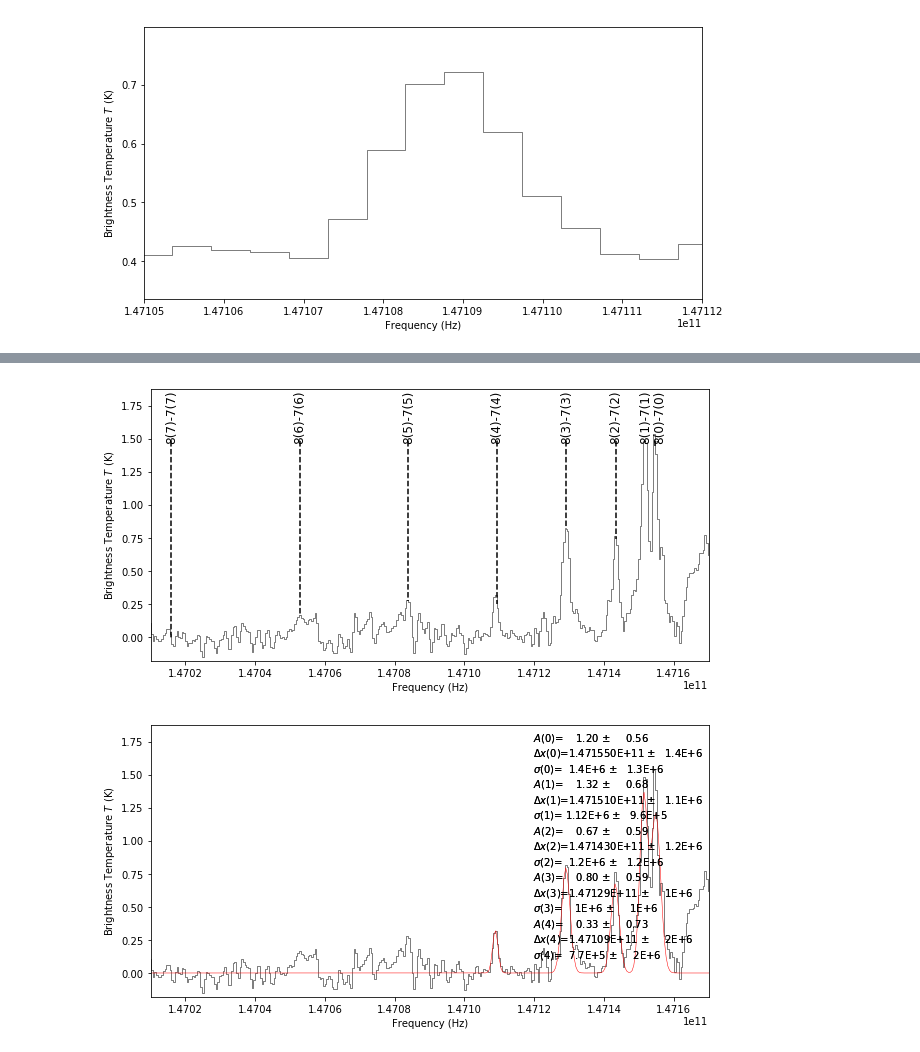
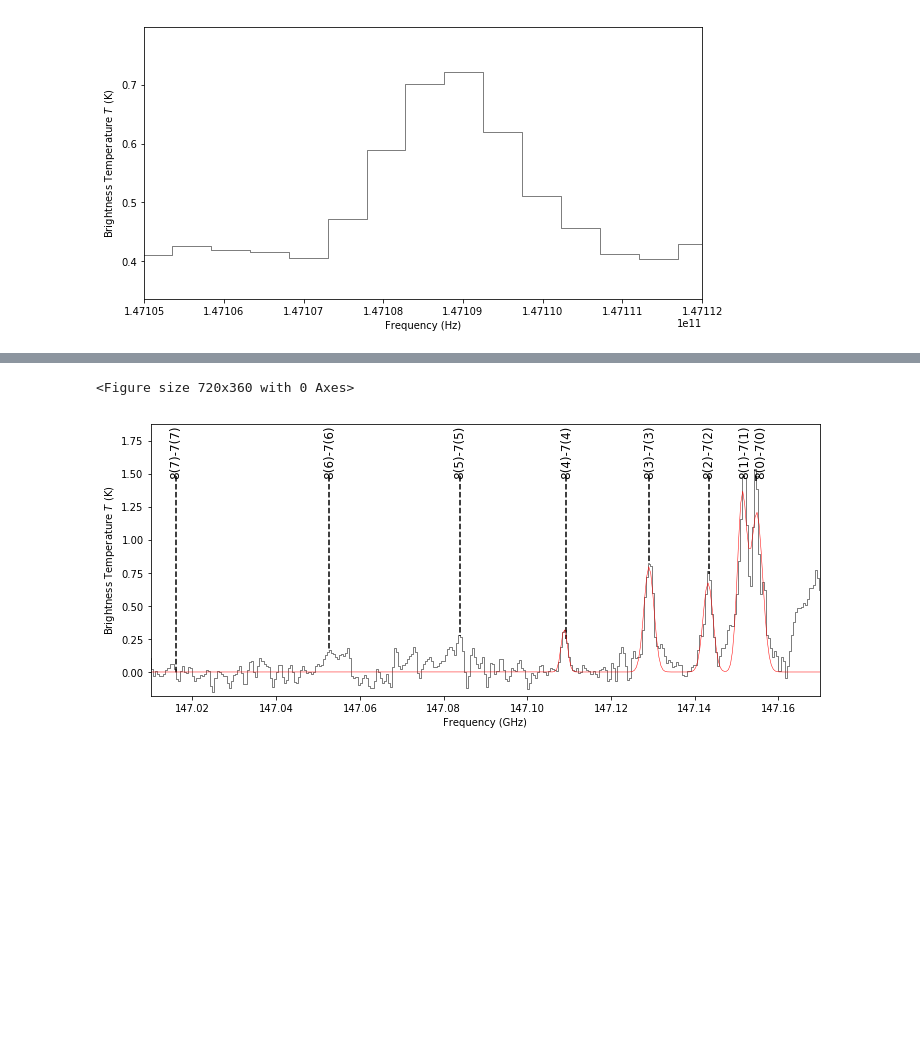
Before and after one commit to abulatek/brick, a Jupyter notebook: resubmission/methyl_cyanide/rotational_diagram.ipynb, the cells around one changed output, grey strips where cells are left out. Saved outputs shown, nothing was run; the diff lists cells and outputs as text; code cells hidden in the pictures; blank space fills up the shorter version.

Commit message:
Fixed up methyl cyanide spectrum and rot diagram

```diff
--- a/resubmission/methyl_cyanide/rotational_diagram.ipynb
+++ b/resubmission/methyl_cyanide/rotational_diagram.ipynb
@@ -102,30 +102,38 @@ Table length=8
 # %%
 # Determine good guesses for line centers, velocity shifts, and line widths
 # Doing Gaussians for now, even though Adam provided the CH3CN fitter which is different?
 sp = OneDSpectrum.from_hdu(fits.open(max_fn)).to(u.K)
 sp = pyspeckit.Spectrum.from_hdu(sp.hdu)
 sp.data -= 0.4 # subtract baseline by hand because it seems to work better
 # sp.baseline(include=(147.02*u.GHz, 147.04*u.GHz)) # subtract baseline using lineless area
+sp.xarr.convert_to_unit('GHz')
 
 fig = plt.figure(figsize=(10,5))
-sp.plotter(figure=fig, xmin=freq_lo, xmax=freq_hi) # use this line to explore spectrum
-sp.plotter.line_ids(line_names,shifted_line_freqs*(10**9),xval_units='Hz')
+# sp.plotter(figure=fig, xmin=freq_lo, xmax=freq_hi) # use this line to explore spectrum
+# sp.plotter.line_ids(line_names,shifted_line_freqs*(10**9),xval_units='Hz')
 
 # Guesses are in the order amplitude, center, width in groups of three
-guesses = [1.5, 147.154e9, 1e6,
-           1.5, 147.1521e9, 1e6,
-           0.8, 147.143e9, 1e6,
-           0.8, 147.1285e9, 1e6,
-           0.3, 147.108e9, 1e6]
+linewidth = 0.001 # Linewidth guess in GHz
+delta = 0.01 # Frequency separation guess?
+guesses = [1.5, 147.154, linewidth,
+           1.5, 147.1521, linewidth,
+           0.8, 147.143, linewidth,
+           0.8, 147.1285, linewidth,
+           0.3, 147.108, linewidth]
+#            0.25, 147.081, linewidth,
+#            0.1, 147.055, linewidth,
+#            0.05, 147.015, linewidth]
 
-fig = plt.figure(figsize=(10, 5))
+fig = plt.figure(figsize=(12, 5))
 sp.plotter(figure=fig, xmin=freq_lo, xmax=freq_hi)
-sp.specfit(guesses=guesses)
+sp.plotter.line_ids(line_names, shifted_line_freqs, xval_units='GHz')
+sp.specfit(guesses=guesses, annotate=False)
 # sp.specfit(guesses=guesses, annotate=False, tied=('','','','','p[1]-delta','p[2]','','','p[2]','','','p[2]','','','p[2]'))
+sp.plotter.figure.savefig('methyl_cyanide_fits.png', dpi=200, bbox_inches='tight')
 sp.xarr.convert_to_unit(u.km/u.s) # convert x-axis to km/s for integrations in next step
 # %% [output]
+<Figure size 720x360 with 0 Axes>
-[figure, old version]
+[figure, new version]
-[figure, removed]
 # %%
 # Calculate upper level column density from integrated line intensity
 pars = sp.specfit.parinfo.values
```
Also changed, not shown: parts of 7 cells of this notebook, 2 other files.
